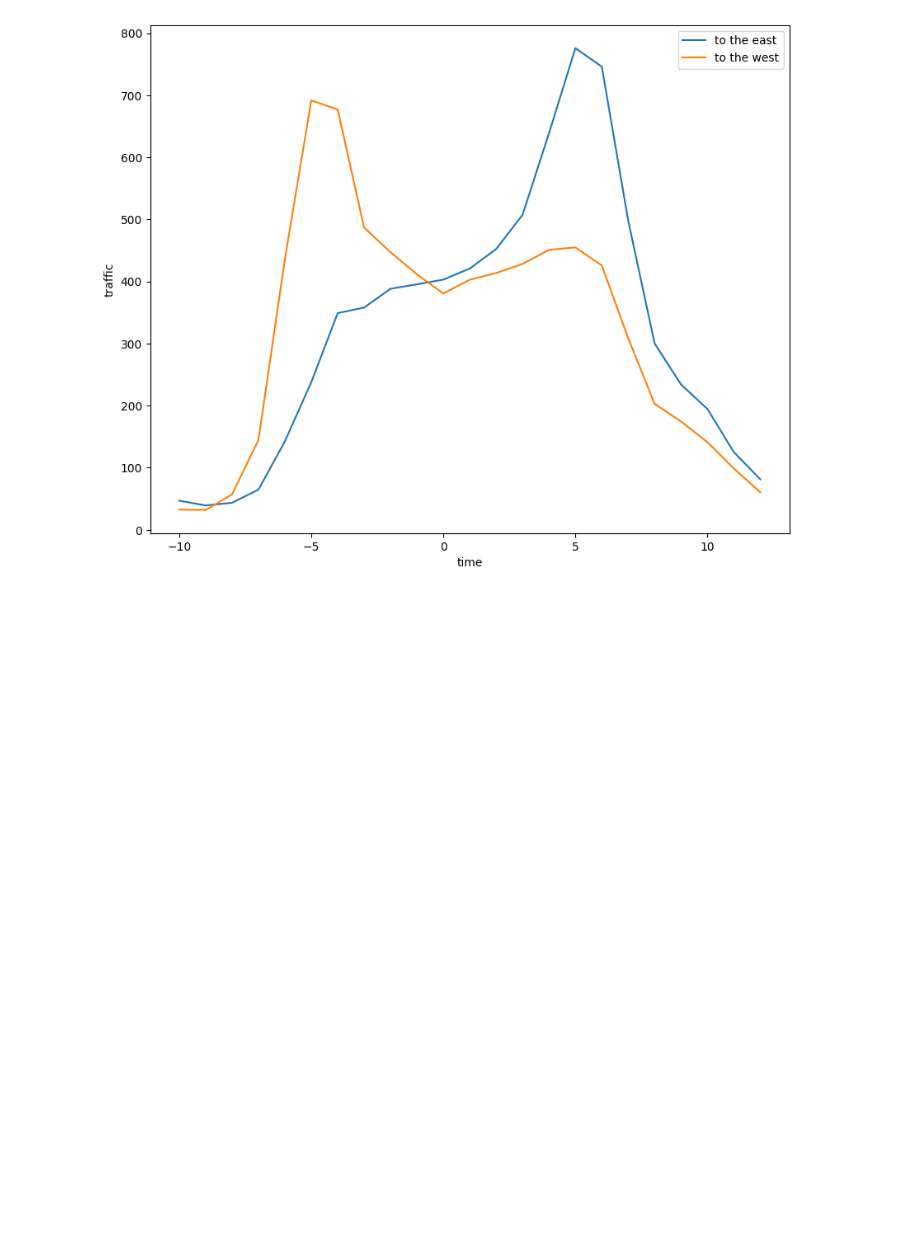
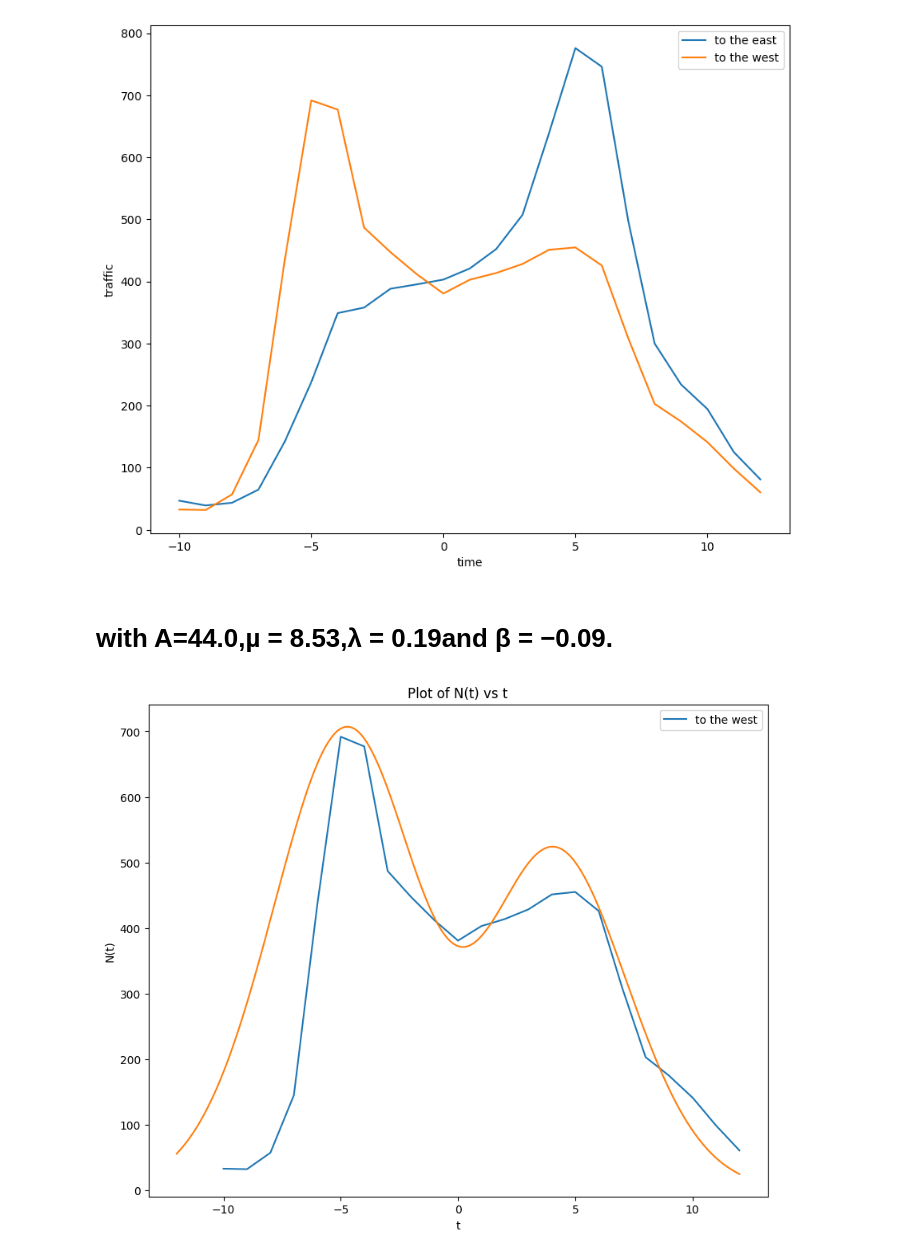
Before and after one commit to akshaTec/AKSum_CS_302, a Jupyter notebook: Lab6/q1.ipynb, the cells around one changed output. Drawn from its saved outputs; the diff is of its cells as text; code cells hidden in the pictures; blank space fills up the shorter version.

```diff
--- a/Lab6/q1.ipynb
+++ b/Lab6/q1.ipynb
@@ -40,3 +40,35 @@ plt.legend()
 plt.show()
 # %% [output]
 [figure]
+# %% [markdown]
+# with A=44.0,µ = 8.53,λ = 0.19and β = −0.09.
+# %%
+A = 44.0
+mu = 8.53
+lam = 0.19
+beta = -0.09
+
+def N(t):
+  return A * np.exp(-(lam*t - beta)**2) * (mu + t**2)
+
+t_vals = np.linspace(-12, 12, 1000)
+N_vals = N(t_vals)
+
+plt.figure(figsize=(10,8))
+plt.xlabel('time')
+plt.ylabel('traffic')
+# plt.plot(df.iloc[:, 1],df.iloc[:, 0], label='to the east')
+plt.plot(df.iloc[:, 1],df.iloc[:, 2], label='to the west')
+
+
+
+plt.plot(t_vals, N_vals)
+plt.xlabel('t')
+plt.ylabel('N(t)')
+plt.title('Plot of N(t) vs t')
+# plt.xlim(-12, 12)
+# plt.ylim(0, 50)
+plt.legend()
+plt.show()
+# %% [output]
+[figure, added]
```
Also changed, not shown: parts of 1 cell of this notebook, 9 other files.
